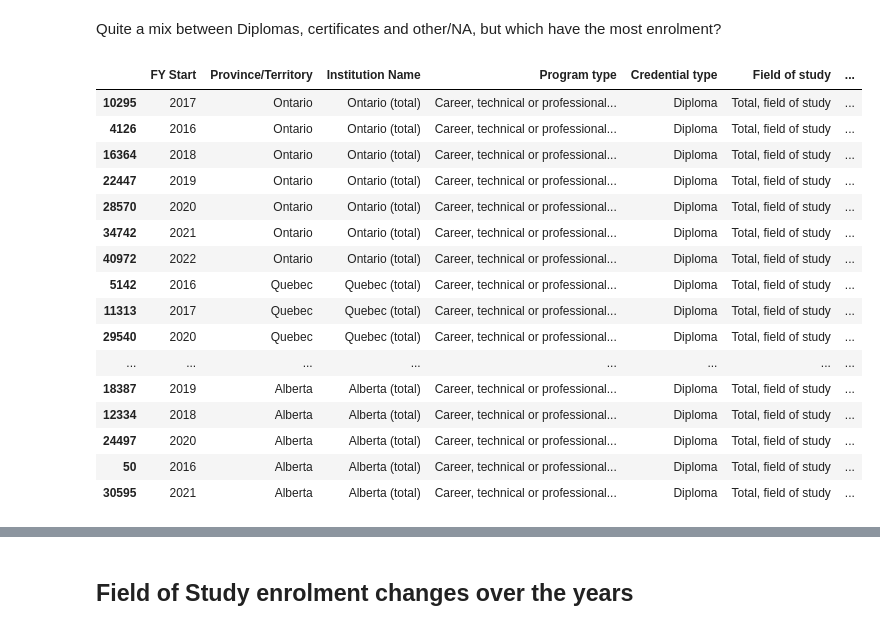
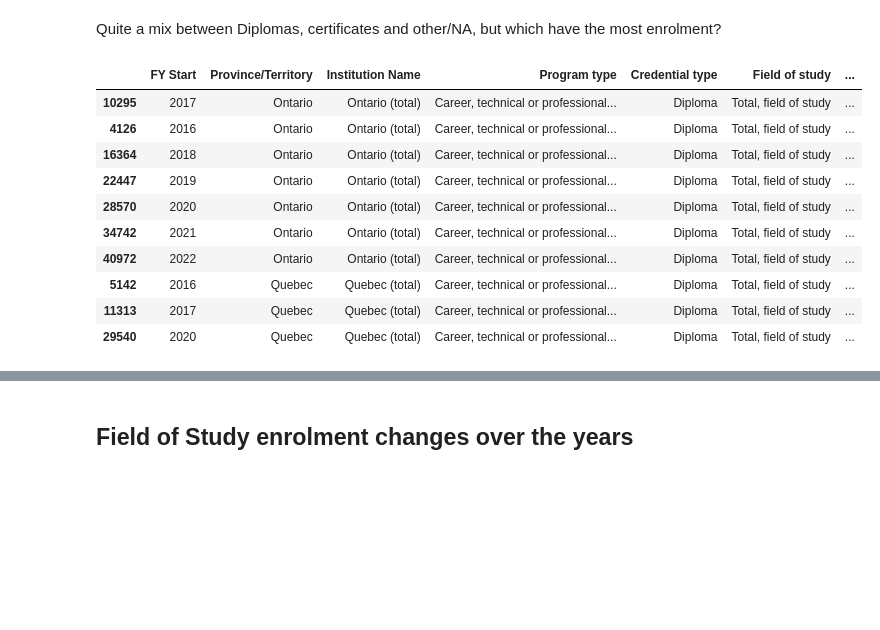
Before and after one commit to tjjdoherty/canadian-psi-project, a Jupyter notebook: program_cred_analysis.ipynb, the cells around one changed output, grey strips where cells are left out. Drawn from its saved outputs; the diff is of its cells as text; code cells hidden in the pictures; blank space fills up the shorter version.

```diff
--- a/program_cred_analysis.ipynb
+++ b/program_cred_analysis.ipynb
@@ -2041,22 +2100,16 @@ Name: count, dtype: int64
 # %% [markdown]
 Quite a mix between Diplomas, certificates and other/NA, but which have the most enrolment?
 # %%
-creds_df[creds_df['Program type'] == 'Career, technical or professional training program'].sort_values(by='Domestic Enrolment', ascending=False).head(20)
+creds_df[creds_df['Program type'] == 'Career, technical or professional training program'].sort_values(by='Domestic Enrolment', ascending=False).head(10)
 # %% [output]
 |  | FY Start | Province/Territory | Institution Name | Program type | Credential type | Field of study | ... |
 | 10295 | 2017 | Ontario | Ontario (total) | Career, technical or professional... | Diploma | Total, field of study | ... |
 | 4126 | 2016 | Ontario | Ontario (total) | Career, technical or professional... | Diploma | Total, field of study | ... |
 | 16364 | 2018 | Ontario | Ontario (total) | Career, technical or professional... | Diploma | Total, field of study | ... |
 | 22447 | 2019 | Ontario | Ontario (total) | Career, technical or professional... | Diploma | Total, field of study | ... |
 | 28570 | 2020 | Ontario | Ontario (total) | Career, technical or professional... | Diploma | Total, field of study | ... |
 | 34742 | 2021 | Ontario | Ontario (total) | Career, technical or professional... | Diploma | Total, field of study | ... |
 | 40972 | 2022 | Ontario | Ontario (total) | Career, technical or professional... | Diploma | Total, field of study | ... |
 | 5142 | 2016 | Quebec | Quebec (total) | Career, technical or professional... | Diploma | Total, field of study | ... |
 | 11313 | 2017 | Quebec | Quebec (total) | Career, technical or professional... | Diploma | Total, field of study | ... |
 | 29540 | 2020 | Quebec | Quebec (total) | Career, technical or professional... | Diploma | Total, field of study | ... |
-| ... | ... | ... | ... | ... | ... | ... | ... |
-| 18387 | 2019 | Alberta | Alberta (total) | Career, technical or professional... | Diploma | Total, field of study | ... |
-| 12334 | 2018 | Alberta | Alberta (total) | Career, technical or professional... | Diploma | Total, field of study | ... |
-| 24497 | 2020 | Alberta | Alberta (total) | Career, technical or professional... | Diploma | Total, field of study | ... |
-| 50 | 2016 | Alberta | Alberta (total) | Career, technical or professional... | Diploma | Total, field of study | ... |
-| 30595 | 2021 | Alberta | Alberta (total) | Career, technical or professional... | Diploma | Total, field of study | ... |
```
Also changed, not shown: parts of 7 cells of this notebook.
